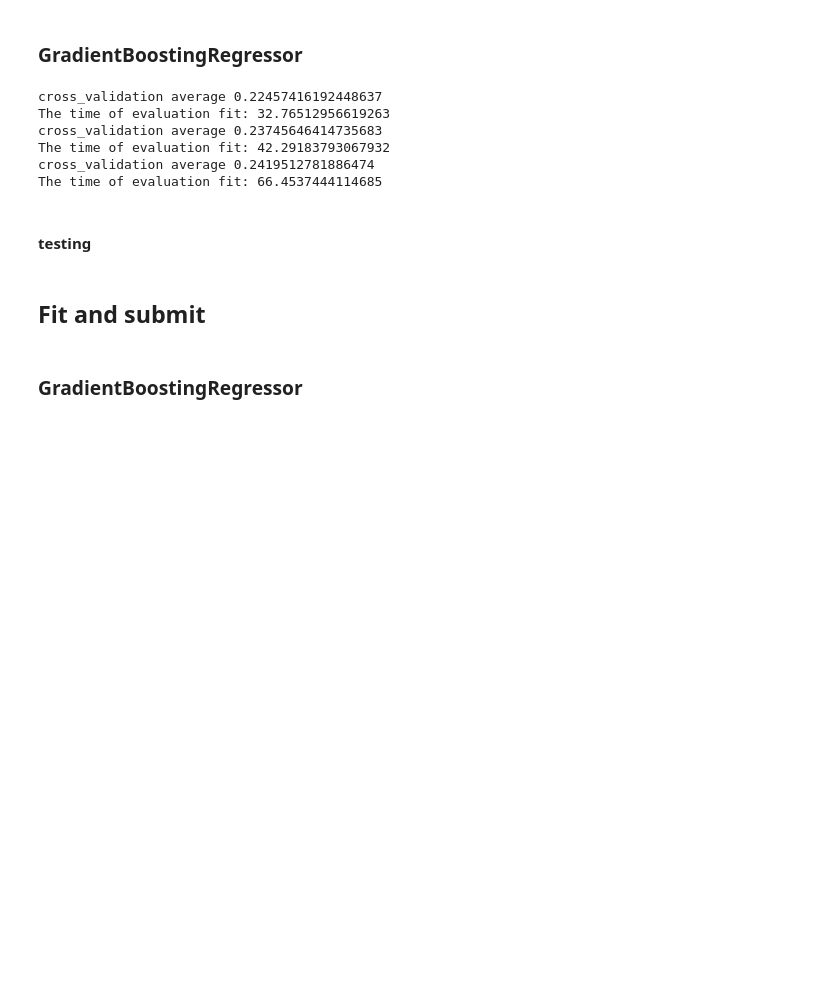
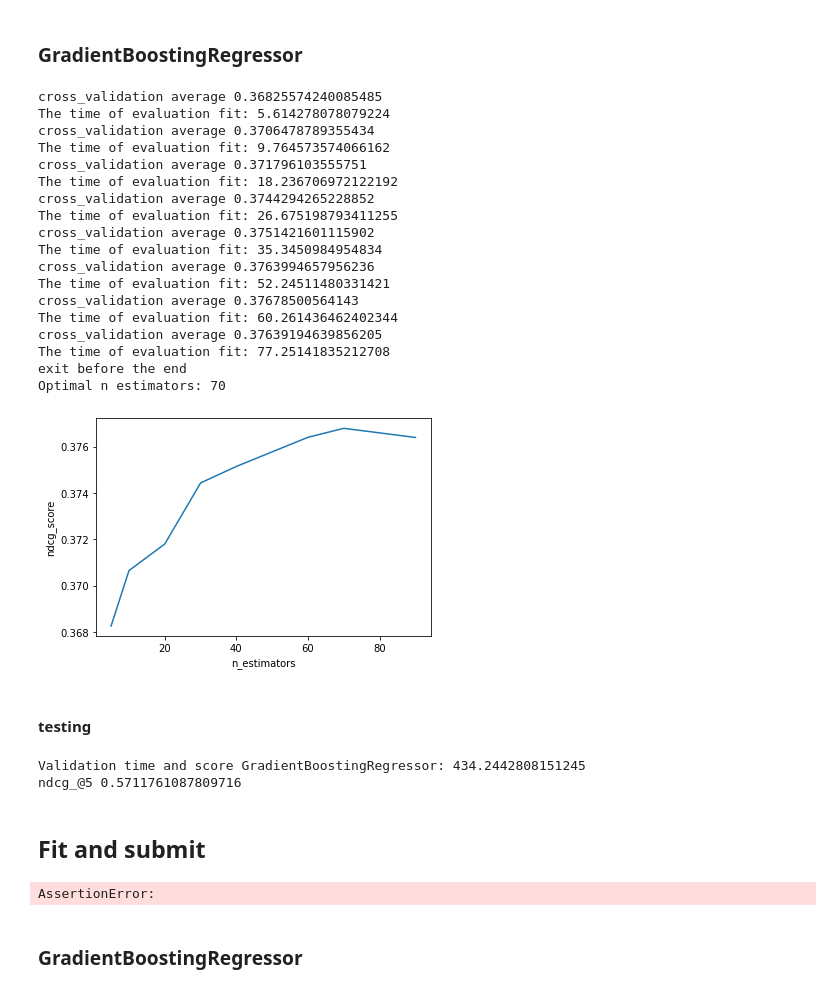
Before and after one commit to wolfbrr/DMT-2022-114, a Jupyter notebook: assignment-2/assignment-2.ipynb, the cells around one changed output. Cells and saved outputs as stored; diff of their text form; code cells hidden in the pictures; blank space fills up the shorter version.

```diff
--- a/assignment-2/assignment-2.ipynb
+++ b/assignment-2/assignment-2.ipynb
@@ -468,46 +526,69 @@ ndcg_@5 0.29306719884134896
 ### GradientBoostingRegressor
 # %%
 x = []
-n_estimators = [30, 40, 60, 70, 90, 100, 110, 120, 130]
+n_estimators = [5, 10, 20, 30, 40, 60, 70, 90, 100, 110, 120, 130]
 prev_ndgc = 0
 for i in n_estimators:
     start = time.time()
     model = GradientBoostingRegressor(n_estimators = i, random_state=0)
     ndcg_score = my_cross_validation(model, X_eval, \
-                features_to_choose, n_splits=5, price_max=max_price_usd,\
-                keep_first_lines=keep_first_lines, perform_undersampling=perform_undersampling)
+                features_to_choose, n_splits=number_of_splits)
     end = time.time()
     print("The time of evaluation fit:", end-start)
     x.append(ndcg_score)
     if ndcg_score<prev_ndgc:
         print('exit before the end')
         break    # break here
     prev_ndgc=ndcg_score
 
 optimal_score_index = x.index(max(x))
 optimal_n = n_estimators[optimal_score_index]
 print(f'Optimal n estimators: {optimal_n}')
 plt.plot(n_estimators[0:len(x)], x)
-plt.xlabel('depth')
+plt.xlabel('n_estimators')
 plt.ylabel('ndcg_score')
 plt.show()
 # %% [output]
-cross_validation average 0.22457416192448637
-The time of evaluation fit: 32.76512956619263
-cross_validation average 0.23745646414735683
-The time of evaluation fit: 42.29183793067932
-cross_validation average 0.2419512781886474
-The time of evaluation fit: 66.4537444114685
+cross_validation average 0.36825574240085485
+The time of evaluation fit: 5.614278078079224
+cross_validation average 0.3706478789355434
+The time of evaluation fit: 9.764573574066162
+cross_validation average 0.371796103555751
+The time of evaluation fit: 18.236706972122192
+cross_validation average 0.3744294265228852
+The time of evaluation fit: 26.675198793411255
+cross_validation average 0.3751421601115902
+The time of evaluation fit: 35.3450984954834
+cross_validation average 0.3763994657956236
+The time of evaluation fit: 52.24511480331421
+cross_validation average 0.37678500564143
+The time of evaluation fit: 60.261436462402344
+cross_validation average 0.37639194639856205
+The time of evaluation fit: 77.25141835212708
+exit before the end
+Optimal n estimators: 70
+[figure, added]
 # %% [markdown]
 #### testing
 # %%
 start = time.time()
-Y_pred = my_fit_and_predict(model, X_train, X_test, features_to_choose, price_max=max_price_usd, keep_first_lines=keep_first_lines)
+model = GradientBoostingRegressor(n_estimators=optimal_n, random_state=0)
+
+Y_pred = my_fit_and_predict(model, X_train, X_test, features_to_choose)
 end = time.time()
 print("Validation time and score GradientBoostingRegressor:", end-start)
-ndcg_score = NDCG_at_k(X_test, ranking=Y_pred, ideal_ranking=target_function(X_test), k=5)
+Y_target = hotel_booking_likelihood(data_frame=X_test)
+
+ndcg_score = NDCG_at_k(X_test, ranking=Y_pred, ideal_ranking=Y_target['lklhd'].values, k=5)
+# %% [output]
+Validation time and score GradientBoostingRegressor: 434.2442808151245
+ndcg_@5 0.5711761087809716
 # %% [markdown]
 ## Fit and submit
+# %%
+assert perform_submission
+# %% [output]
+AssertionError:
 # %% [markdown]
 ### GradientBoostingRegressor
 # %%
```
Also changed, not shown: parts of 13 cells of this notebook.
